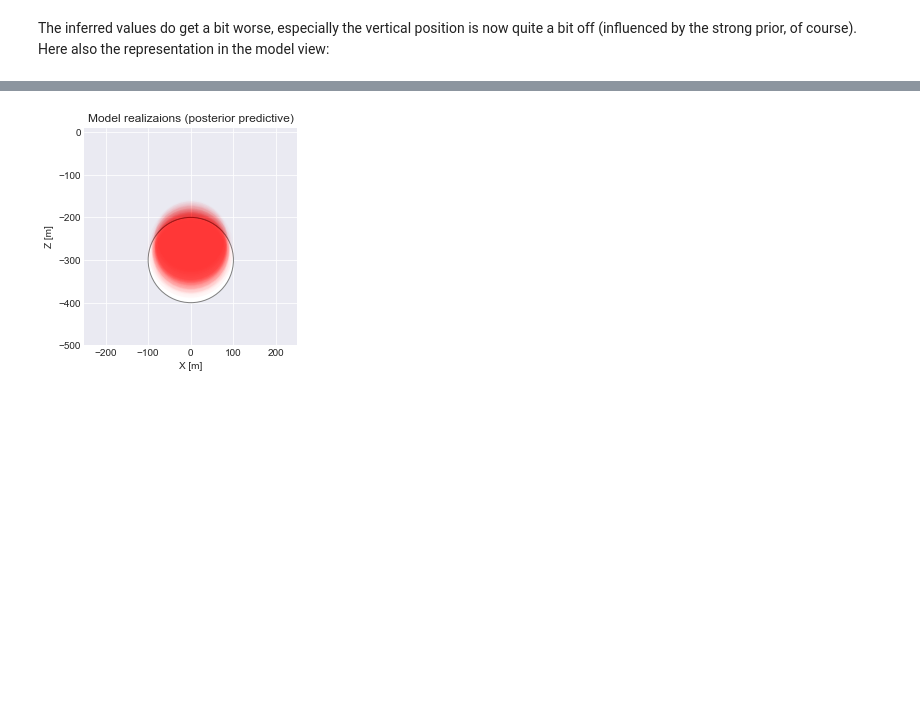
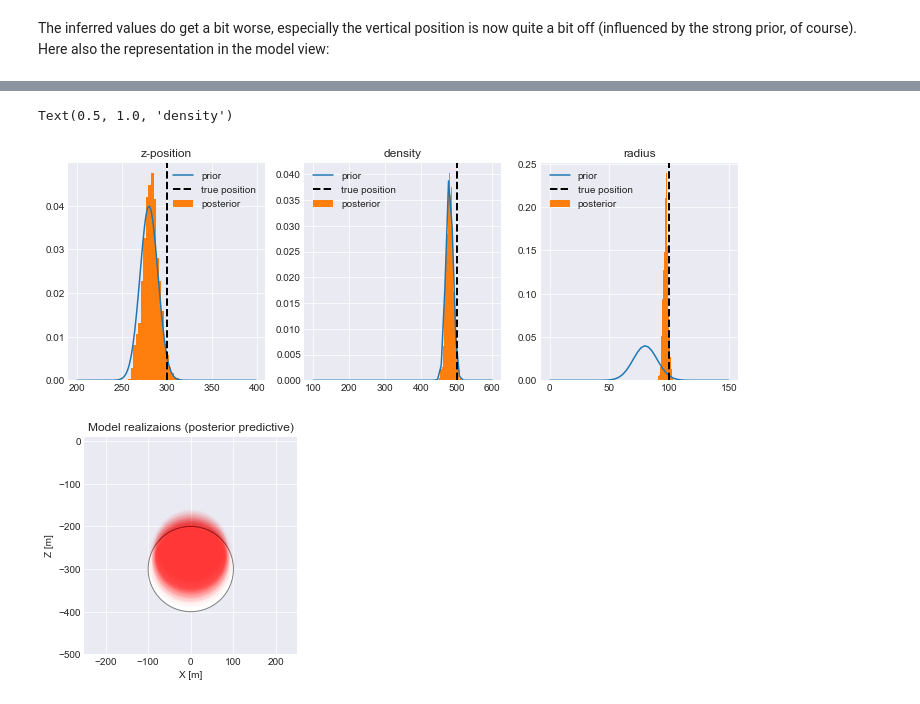
Before and after one commit to GeorgeLiang3/repository1, a Jupyter notebook: grav_sphere_inversion_pymc3.ipynb, the cells around one changed output, grey strips where cells are left out. Drawn from its saved outputs; the diff is of its cells as text; code cells hidden in the pictures; blank space fills up the shorter version.

```diff
--- a/grav_sphere_inversion_pymc3.ipynb
+++ b/grav_sphere_inversion_pymc3.ipynb
@@ -562,3 +599,36 @@ The inferred values do get a bit worse, especially the vertical position is now
+# %%
+fig, ax = plt.subplots(1,3, figsize=(12,4))
+
+normal_dist=norm.pdf(xvals, mean_z, std_z)
+
+ax[0].plot(xvals, normal_dist,'-', label='prior')
+ax[0].hist(traces.z, 20,
+         density=True, label='posterior');
+ax[0].axvline(300, label="true position", color='k',
+            linestyle='--', linewidth=2)
+ax[0].legend();
+ax[0].set_title("z-position")
+
+rvals = np.linspace(0,150)
+ax[2].plot(rvals, norm(mean_r, std_r).pdf(rvals),'-', label='prior')
+ax[2].hist(traces.r, 20,
+         density=True, label='posterior');
+ax[2].axvline(100, label="true position", color='k',
+            linestyle='--', linewidth=2)
+ax[2].legend();
+ax[2].set_title("radius")
+
+dvals = np.linspace(100,600)
+ax[1].plot(dvals, norm(mean_d, std_d).pdf(dvals),'-', label='prior')
+ax[1].hist(traces.d_rho, 20,
+         density=True, label='posterior');
+ax[1].axvline(500, label="true position", color='k',
+            linestyle='--', linewidth=2)
+ax[1].legend();
+ax[1].set_title("density")
+# %% [output]
+Text(0.5, 1.0, 'density')
+[figure, added]
 # %%
 plot_posterior_models(traces, n_thin=100)
 # %% [output]
```
Also changed, not shown: parts of 1 cell of this notebook, 3 other files.
